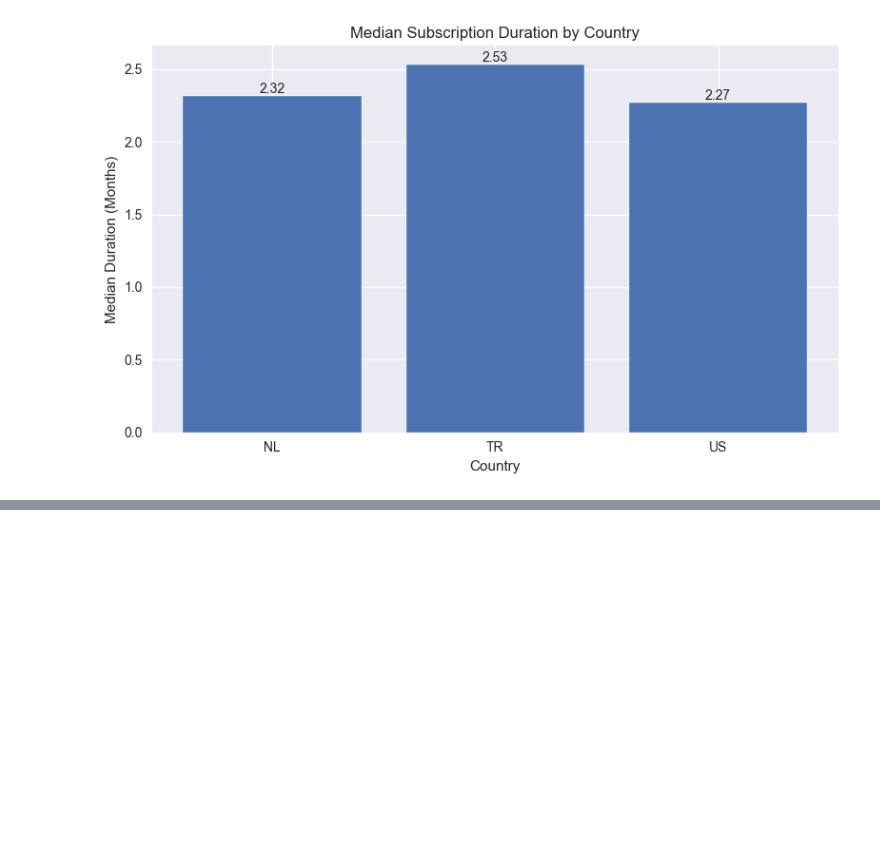
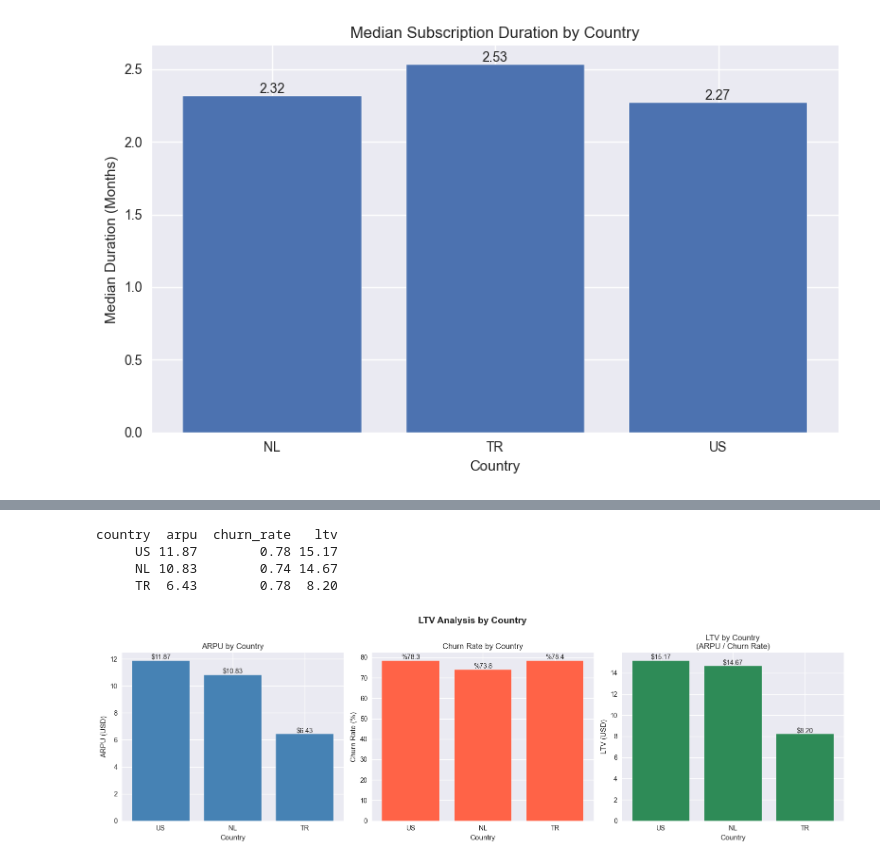
Before and after one commit to meliskarayigit/data-interview, a Jupyter notebook: submission.ipynb, the cells around one changed output, grey strips where cells are left out. Cells and saved outputs as stored; diff of their text form; code cells hidden in the pictures; blank space fills up the shorter version.

```diff
--- a/submission.ipynb
+++ b/submission.ipynb
@@ -475,0 +437,79 @@ Users from Türkiye show the longest median subscription duration, which may ind
+# %%
+# 6 Calculate the Average Lifetime Value (LTV) by country
+# LTV: ARPU / Churn Rate
+
+# ARPU:Average Revenue Per User
+# Total revenue / ALL users (paying + non-paying)
+arpu_df = pd.read_sql_query("""
+                            SELECT U.country,
+                                   COALESCE(SUM(E.amount_usd), 0) AS total_revenue,
+                                   COUNT(DISTINCT U.id)           AS total_users
+                            FROM users U
+                            LEFT JOIN user_events E ON E.user_id = U.id
+                                                   AND E.event_name IN ('subscription_started','subscription_renewed')
+                            GROUP BY U.country
+                            """, conn)
+
+arpu_df["arpu"] = arpu_df["total_revenue"] / arpu_df["total_users"]
+
+#Churn Rate
+# Lost users / Users at the beginning of the period
+churn_df = pd.read_sql_query("""
+                             SELECT U.country,
+                                    COUNT(DISTINCT CASE WHEN E.event_name = 'subscription_cancelled'
+                                                        THEN E.user_id END) AS lost_users,
+                                    COUNT(DISTINCT CASE WHEN E.event_name = 'subscription_started'
+                                                        THEN E.user_id END) AS started_users
+                             FROM user_events E
+                             INNER JOIN users U ON E.user_id = U.id
+                             GROUP BY U.country
+                             """, conn)
+
+churn_df["churn_rate"] = churn_df["lost_users"] / churn_df["started_users"]
+
+# LTV = ARPU / Churn Rate
+ltv_df = arpu_df.merge(churn_df[["country", "churn_rate", "lost_users", "started_users"]], on="country")
+ltv_df["ltv"] = ltv_df["arpu"] / ltv_df["churn_rate"]
+ltv_df = ltv_df[["country", "arpu", "churn_rate", "ltv"]].sort_values("ltv", ascending=False)
+
+print(ltv_df.round(2).to_string(index=False))
+# %% [output]
+country  arpu  churn_rate   ltv
+     US 11.87        0.78 15.17
+     NL 10.83        0.74 14.67
+     TR  6.43        0.78  8.20
+# %%
+fig, axes = plt.subplots(1, 3, figsize=(16, 5))
+
+# ARPU
+bars1 = axes[0].bar(ltv_df["country"], ltv_df["arpu"], color="steelblue")
+axes[0].set_title("ARPU by Country")
+axes[0].set_xlabel("Country")
+axes[0].set_ylabel("ARPU (USD)")
+for bar in bars1:
+    h = bar.get_height()
+    axes[0].text(bar.get_x() + bar.get_width() / 2, h, f"${h:.2f}", ha="center", va="bottom")
+
+# Churn Rate
+bars2 = axes[1].bar(ltv_df["country"], ltv_df["churn_rate"] * 100, color="tomato")
+axes[1].set_title("Churn Rate by Country")
+axes[1].set_xlabel("Country")
+axes[1].set_ylabel("Churn Rate (%)")
+for bar in bars2:
+    h = bar.get_height()
+    axes[1].text(bar.get_x() + bar.get_width() / 2, h, f"%{h:.1f}", ha="center", va="bottom")
+
+# LTV
+bars3 = axes[2].bar(ltv_df["country"], ltv_df["ltv"], color="seagreen")
+axes[2].set_title("LTV by Country\n(ARPU / Churn Rate)")
+axes[2].set_xlabel("Country")
+axes[2].set_ylabel("LTV (USD)")
+for bar in bars3:
+    h = bar.get_height()
+    axes[2].text(bar.get_x() + bar.get_width() / 2, h, f"${h:.2f}", ha="center", va="bottom")
+
+plt.suptitle("LTV Analysis by Country", fontsize=14, fontweight="bold")
+plt.tight_layout()
+plt.show()
+# %% [output]
+[figure, added]
```
Also changed, not shown: parts of 6 cells of this notebook.
